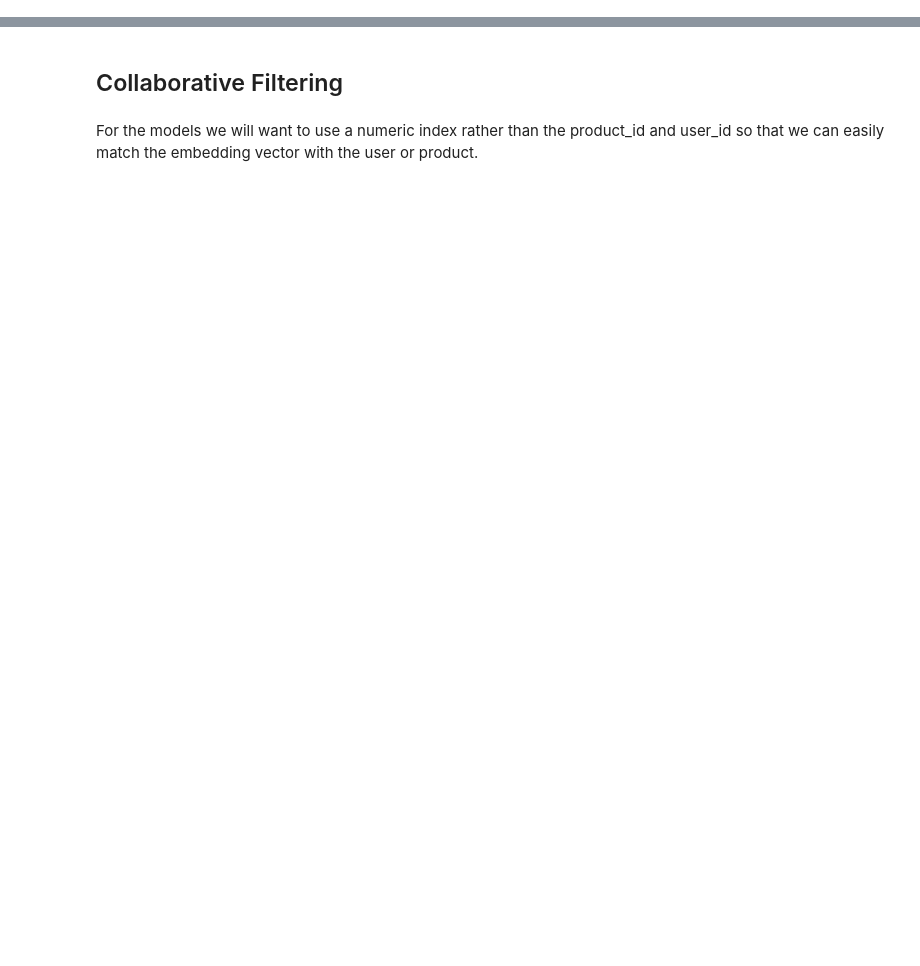
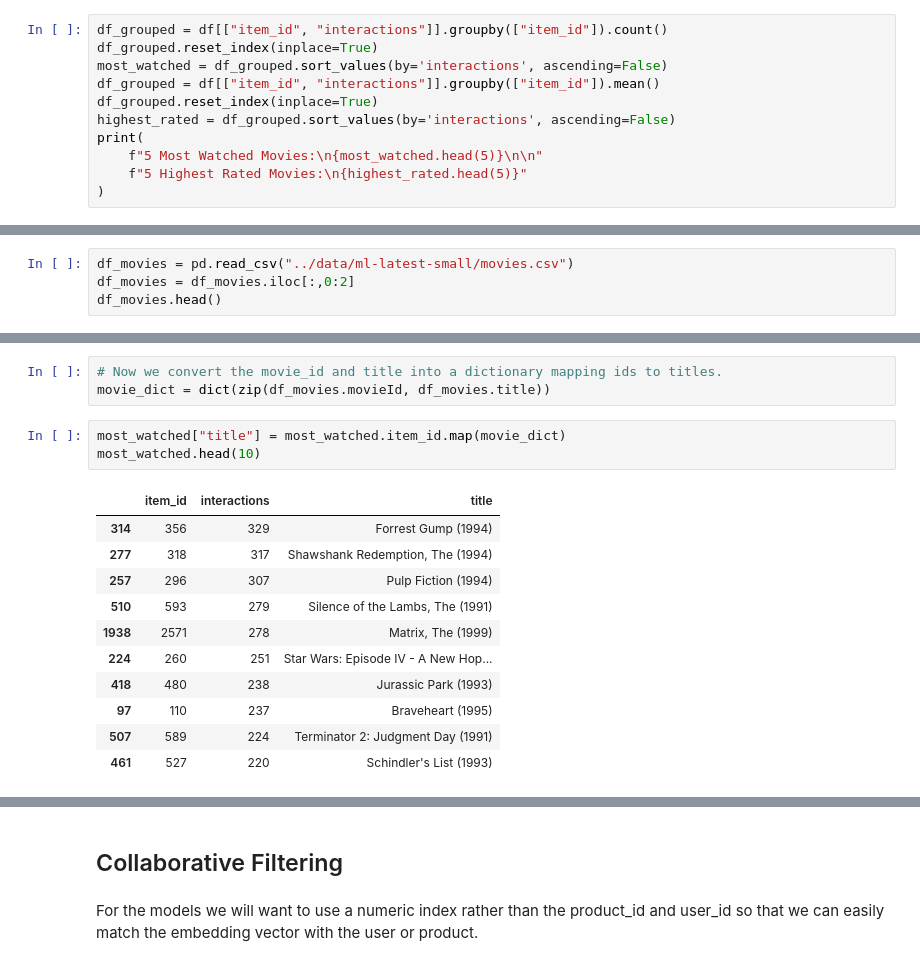
Before and after one commit to csmithchicago/YouChoose, a Jupyter notebook: notebooks/02_collaborative_filtering.ipynb, the cells around one changed output, grey strips where cells are left out. Saved outputs shown, nothing was run; the diff lists cells and outputs as text; blank space fills up the shorter version.

```diff
--- a/notebooks/02_collaborative_filtering.ipynb
+++ b/notebooks/02_collaborative_filtering.ipynb
@@ -52,0 +59,11 @@ plt.show()
+# %%
+df_grouped = df[["item_id", "interactions"]].groupby(["item_id"]).count()
+df_grouped.reset_index(inplace=True)
+most_watched = df_grouped.sort_values(by='interactions', ascending=False)
+df_grouped = df[["item_id", "interactions"]].groupby(["item_id"]).mean()
+df_grouped.reset_index(inplace=True)
+highest_rated = df_grouped.sort_values(by='interactions', ascending=False)
+print(
+    f"5 Most Watched Movies:\n{most_watched.head(5)}\n\n"
+    f"5 Highest Rated Movies:\n{highest_rated.head(5)}"
+)
@@ -52,0 +88,4 @@ plt.show()
+# %%
+df_movies = pd.read_csv("../data/ml-latest-small/movies.csv")
+df_movies = df_movies.iloc[:,0:2]
+df_movies.head()
@@ -52,0 +99,18 @@ plt.show()
+# %%
+# Now we convert the movie_id and title into a dictionary mapping ids to titles.
+movie_dict = dict(zip(df_movies.movieId, df_movies.title))
+# %%
+most_watched["title"] = most_watched.item_id.map(movie_dict)
+most_watched.head(10)
+# %% [output]
+|  | item_id | interactions | title |
+| 314 | 356 | 329 | Forrest Gump (1994) |
+| 277 | 318 | 317 | Shawshank Redemption, The (1994) |
+| 257 | 296 | 307 | Pulp Fiction (1994) |
+| 510 | 593 | 279 | Silence of the Lambs, The (1991) |
+| 1938 | 2571 | 278 | Matrix, The (1999) |
+| 224 | 260 | 251 | Star Wars: Episode IV - A New Hop... |
+| 418 | 480 | 238 | Jurassic Park (1993) |
+| 97 | 110 | 237 | Braveheart (1995) |
+| 507 | 589 | 224 | Terminator 2: Judgment Day (1991) |
+| 461 | 527 | 220 | Schindler's List (1993) |
```
Also changed, not shown: parts of 21 cells of this notebook, 2 other files.
